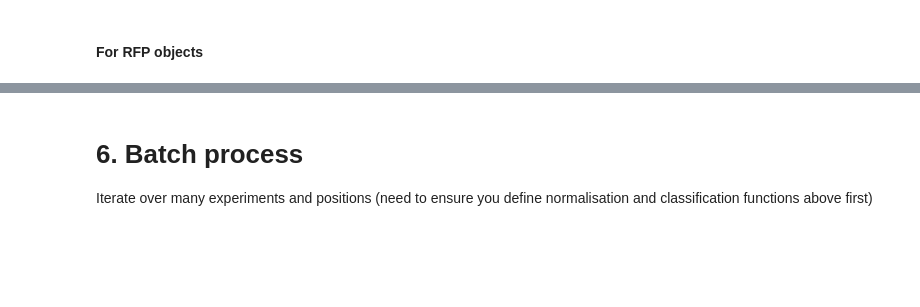
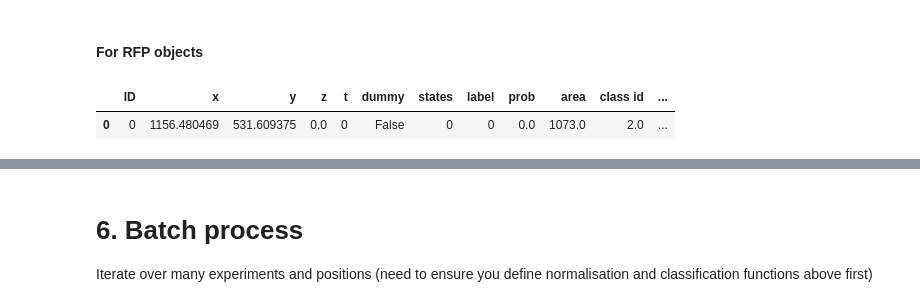
Before and after one commit to nthndy/segment-classify-track, a Jupyter notebook: multiclass_pipeline_notebooks/btrack_multiclass_tracking.ipynb, the cells around one changed output, grey strips where cells are left out. Saved outputs shown, nothing was run; the diff lists cells and outputs as text; code cells hidden in the pictures; blank space fills up the shorter version.

```diff
--- a/multiclass_pipeline_notebooks/btrack_multiclass_tracking.ipynb
+++ b/multiclass_pipeline_notebooks/btrack_multiclass_tracking.ipynb
@@ -128,5 +116,10 @@ with btrack.BayesianTracker() as tracker:
 # %% [markdown]
 #### For RFP objects
+# %%
+objects_rfp[0]
+# %% [output]
+|  | ID | x | y | z | t | dummy | states | label | prob | area | class id | ... |
+| 0 | 0 | 1156.480469 | 531.609375 | 0.0 | 0 | False | 0 | 0 | 0.0 | 1073.0 | 2.0 | ... |
 # %%
 # initialise a tracker session using a context manager
 with btrack.BayesianTracker() as tracker:
```
Also changed, not shown: parts of 14 cells of this notebook, 22 other files.
